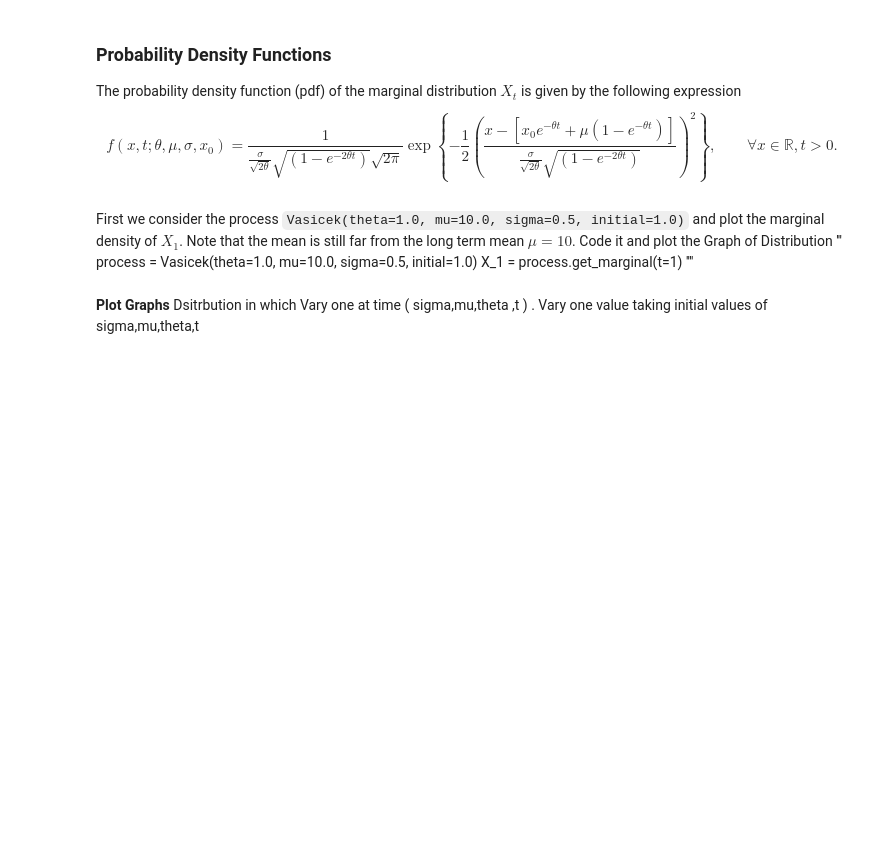
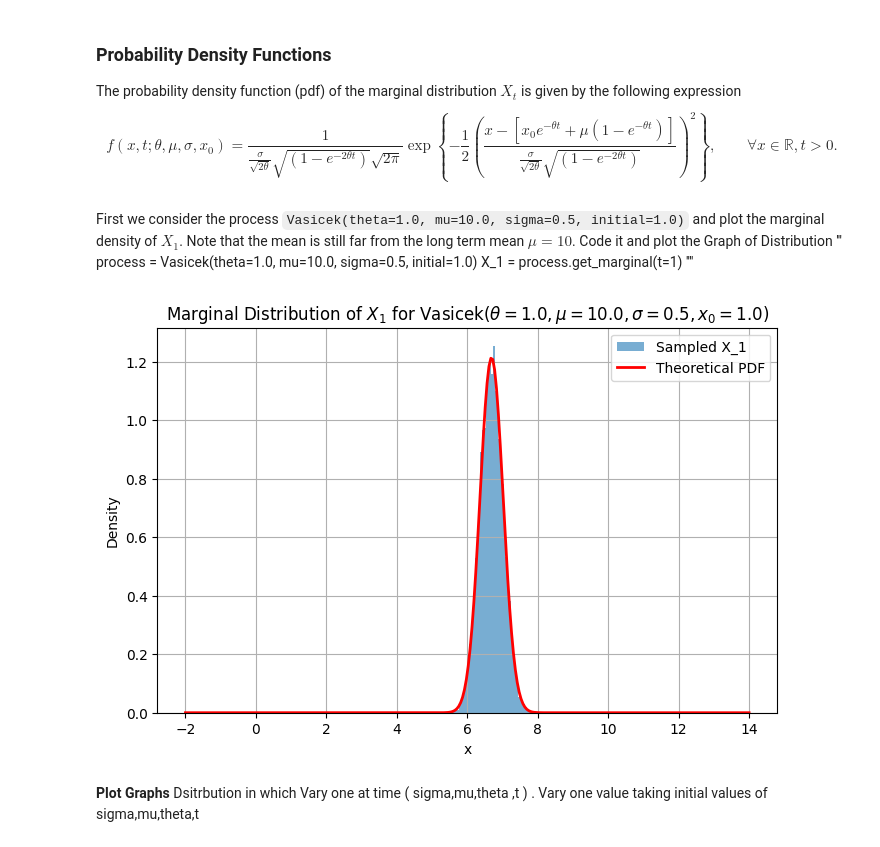
Before and after one commit to Xavaitron/gdg, a Jupyter notebook: task_1.ipynb, the cells around one changed output. Drawn from its saved outputs; the diff is of its cells as text; code cells hidden in the pictures; blank space fills up the shorter version.

```diff
--- a/task_1.ipynb
+++ b/task_1.ipynb
@@ -116,2 +239,92 @@ X_1 = process.get_marginal(t=1)
+# %%
+import numpy as np
+import matplotlib.pyplot as plt
+from scipy.stats import norm
+
+class Vasicek:
+    def __init__(self, theta, mu, sigma, initial):
+        """
+        Initialize the Vasicek process with parameters:
+            theta  : speed of mean reversion (> 0)
+            mu     : long-term mean
+            sigma  : volatility (> 0)
+            initial: initial value X_0
+        """
+        self.theta = theta
+        self.mu = mu
+        self.sigma = sigma
+        self.x0 = initial
+
+    def get_marginal(self, t, size=1_000):
+        """
+        Draw random samples from the marginal distribution X_t ~ Normal(mean, var)
+        where:
+            mean = x0 * e^{-theta t} + mu * (1 - e^{-theta t})
+            var  = (sigma^2 / (2 theta)) * (1 - e^{-2 theta t})
+
+        Parameters
+        ----------
+        t    : time at which we want the distribution
+        size : number of samples to generate
+
+        Returns
+        -------
+        samples : a NumPy array of samples from X_t
+        """
+        mean = self.x0 * np.exp(-self.theta * t) + self.mu * (1 - np.exp(-self.theta * t))
+        var  = (self.sigma**2 / (2 * self.theta)) * (1 - np.exp(-2 * self.theta * t))
+        std  = np.sqrt(var)
+        return norm.rvs(loc=mean, scale=std, size=size)
+
+    def pdf(self, x, t):
+        """
+        Evaluate the PDF of X_t at point(s) x.
+
+        f(x; t) = 1 / [ sigma / sqrt(2 theta) * sqrt(1 - e^{-2 theta t}) * sqrt(2 pi) ]
+                  * exp{ -1/2 * [ x - (x0 e^{-theta t} + mu(1 - e^{-theta t})) ]^2
+                          / [ sigma^2/(2 theta) * (1 - e^{-2 theta t}) ] }
+
+        This is the same as the Normal PDF with mean and variance derived above.
+
+        Parameters
+        ----------
+        x : float or array-like
+        t : time at which we want the PDF
+
+        Returns
+        -------
+        pdf_vals : the value(s) of the PDF at x
+        """
+        mean = self.x0 * np.exp(-self.theta * t) + self.mu * (1 - np.exp(-self.theta * t))
+        var  = (self.sigma**2 / (2 * self.theta)) * (1 - np.exp(-2 * self.theta * t))
+        std  = np.sqrt(var)
+        return norm.pdf(x, loc=mean, scale=std)
+
+
+# --- Usage Example ---
+
+# 1) Instantiate the Vasicek process with the given parameters
+process = Vasicek(theta=1.0, mu=10.0, sigma=0.5, initial=1.0)
+
+# 2) Get samples of X_1 from its marginal distribution
+X_1_samples = process.get_marginal(t=1.0, size=10000)
+
+# 3) Plot the histogram of samples, along with the theoretical PDF
+
+# Create a range of x-values over which we'll evaluate the PDF
+x_vals = np.linspace(-2, 14, 300)
+pdf_vals = process.pdf(x_vals, t=1.0)
+
+plt.figure(figsize=(8, 5))
+plt.hist(X_1_samples, bins=50, density=True, alpha=0.6, label="Sampled X_1")
+plt.plot(x_vals, pdf_vals, 'r-', lw=2, label="Theoretical PDF")
+plt.title("Marginal Distribution of $X_1$ for Vasicek($\\theta=1.0,\\mu=10.0,\\sigma=0.5, x_0=1.0$)")
+plt.xlabel("x")
+plt.ylabel("Density")
+plt.legend()
+plt.grid(True)
+plt.show()
+# %% [output]
+[figure, added]
 # %% [markdown]
 **Plot Graphs** Dsitrbution in which Vary one at time ( sigma,mu,theta ,t ) . Vary one value taking  initial values of sigma,mu,theta,t
```
Also changed, not shown: parts of 23 cells of this notebook.
